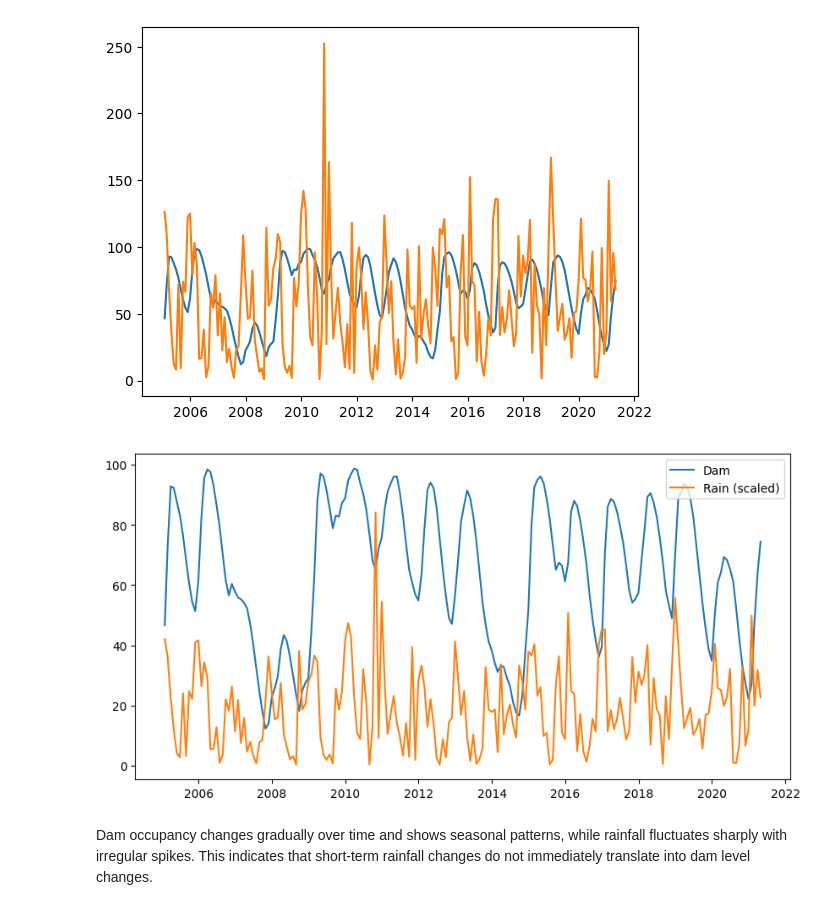
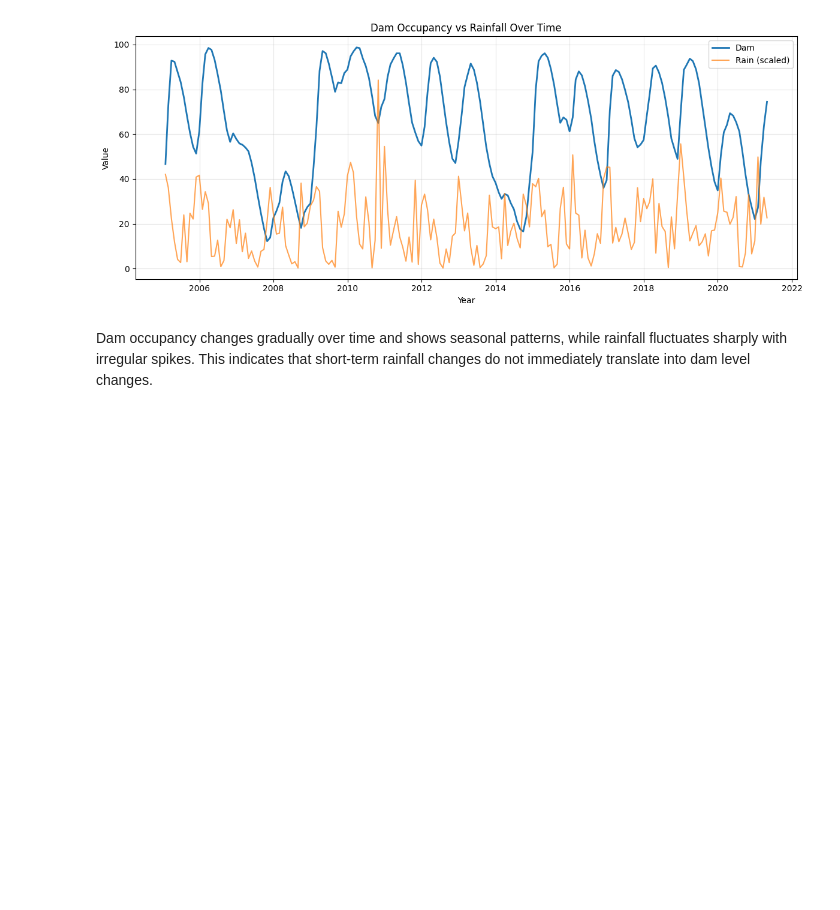
Before and after one commit to aysenuruyar-rgb/DSA210-Proj, a Jupyter notebook: notebook/02_eda.ipynb, the cells around one changed output. Drawn from its saved outputs; the diff is of its cells as text; code cells hidden in the pictures; blank space fills up the shorter version.

```diff
--- a/notebook/02_eda.ipynb
+++ b/notebook/02_eda.ipynb
@@ -34,20 +35,22 @@ memory usage: 10.7 KB
 | 75% | 85.827857 | 745.587500 | 81.025000 | 21.352500 | 78.800000 | ... |
 | max | 98.714839 | 857.580645 | 252.400000 | 26.545161 | 252.400000 | ... |
 # %%
-plt.plot(final_data.index, final_data["GENERAL_DAM_OCCUPANCY_RATE"])
-plt.plot(final_data.index, final_data["precipitation_sum (mm)"])
-plt.show()
+plt.figure(figsize=(12,5))
 
-plt.figure(figsize=(10,5))
-
-plt.plot(final_data.index, final_data["GENERAL_DAM_OCCUPANCY_RATE"], label="Dam")
-plt.plot(final_data.index, final_data["precipitation_sum (mm)"]/3, label="Rain (scaled)")
+plt.plot(final_data.index, final_data["GENERAL_DAM_OCCUPANCY_RATE"], label="Dam", linewidth=2)
+plt.plot(final_data.index, final_data["precipitation_sum (mm)"]/3, label="Rain (scaled)", alpha=0.7)
 
 plt.legend()
+plt.title("Dam Occupancy vs Rainfall Over Time")
+plt.xlabel("Year")
+plt.ylabel("Value")
+
+plt.grid(alpha=0.3)
+plt.tight_layout()
+
 plt.show()
 # %% [output]
-[figure, old version]
+[figure, new version]
-[figure, removed]
 # %% [markdown]
 Dam occupancy changes gradually over time and shows seasonal patterns, while rainfall fluctuates sharply with irregular spikes. This indicates that short-term rainfall changes do not immediately translate into dam level changes.
 # %%
```
Also changed, not shown: parts of 11 cells of this notebook.
